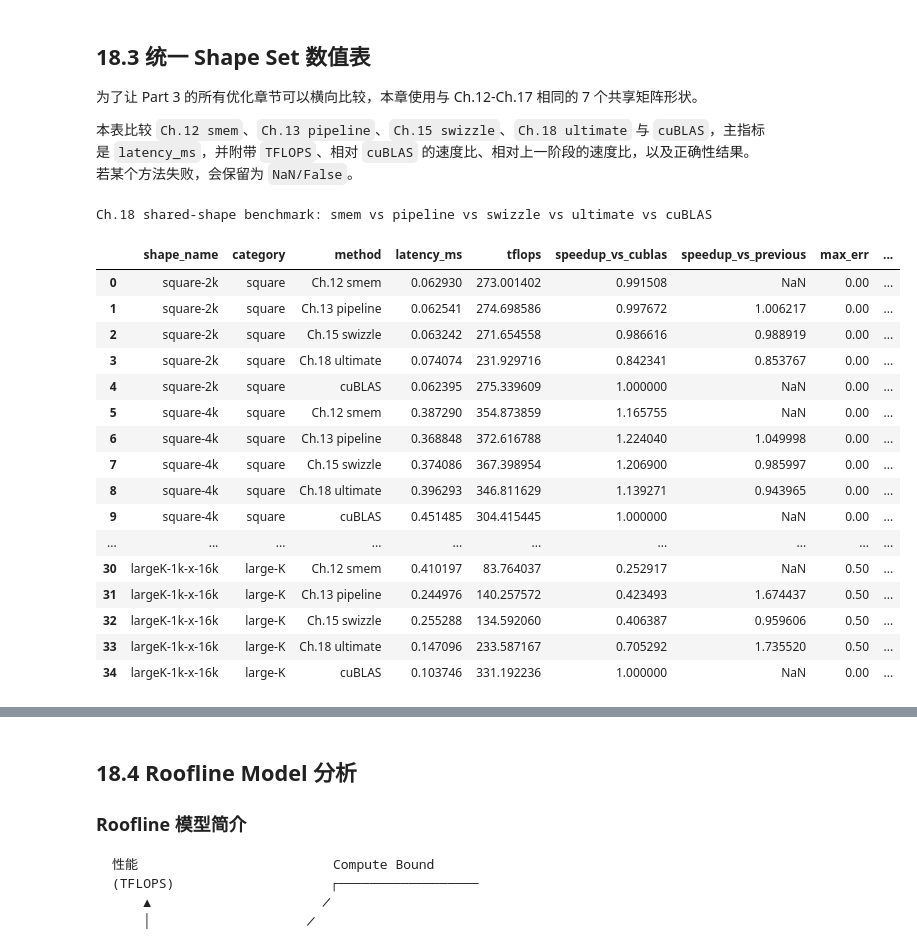
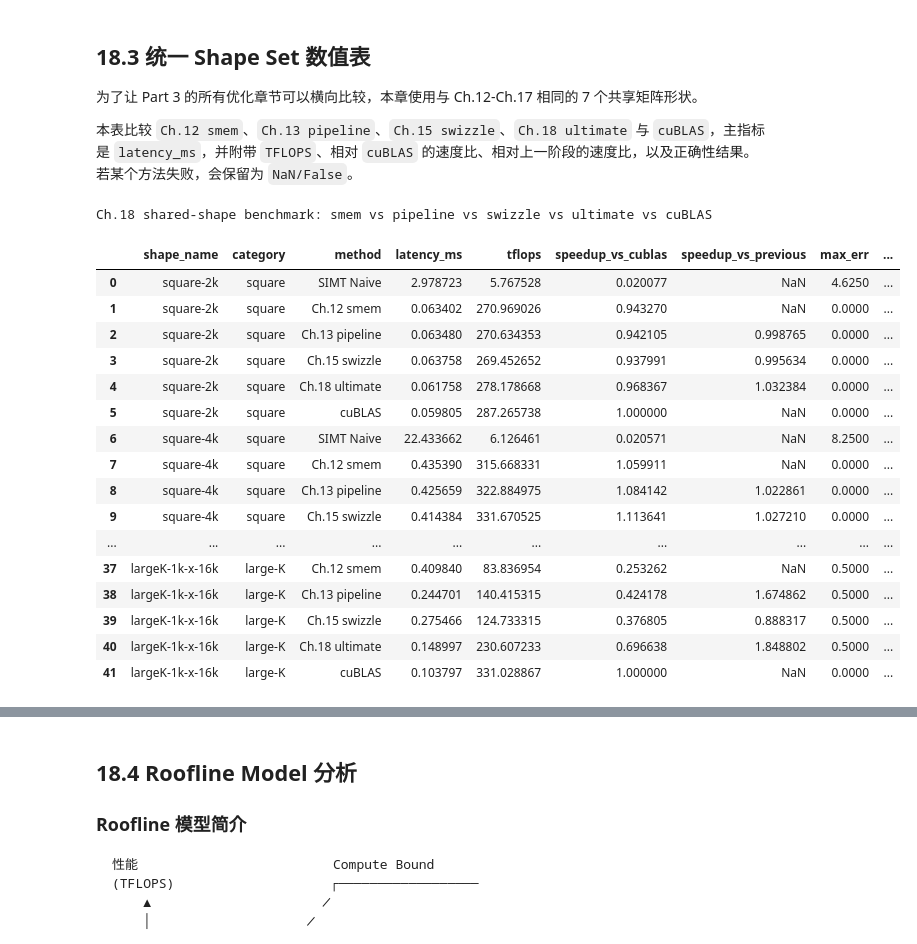
Before and after one commit to HeduAiDev/triton-tutorial, a Jupyter notebook: 03_matmul_optimization/18_matmul_ultimate.ipynb, the cells around one changed output, grey strips where cells are left out. Cells and saved outputs as stored; diff of their text form; code cells hidden in the pictures.

```diff
--- a/03_matmul_optimization/18_matmul_ultimate.ipynb
+++ b/03_matmul_optimization/18_matmul_ultimate.ipynb
@@ -257,6 +257,7 @@ from benchmark_utils import (
     format_results,
     make_fp16_inputs,
 )
+from scripts.simt_naive_ext import simt_naive
 
 # ========== 用于汇总对比的代表性 kernel ==========
 @triton.jit
@@ -474,6 +475,7 @@ previous_map = {
 }
 
 methods = {
+    "SIMT Naive": simt_naive,
     "Ch.12 smem": matmul_smem_reference,
     "Ch.13 pipeline": matmul_pipeline_reference,
     "Ch.15 swizzle": matmul_swizzle_reference,
@@ -481,47 +483,50 @@ methods = {
     "cuBLAS": lambda x, y: torch.matmul(x, y),
 }
 
 for shape in BENCHMARK_SHAPES:
     a, b = make_fp16_inputs(shape.M, shape.N, shape.K)
     c_ref = torch.matmul(a, b)
     for method_name, fn in methods.items():
         chapter18_results.append(
-            benchmark_method(method_name, fn, shape, a, b, c_ref=c_ref)
+            benchmark_method(
+                    method_name, fn, shape, a, b, c_ref=c_ref,
+                    atol=max(3.0, shape.K * 0.003) if method_name == "SIMT Naive" else 2.0,
+                )
         )
     del a, b, c_ref
     torch.cuda.empty_cache()
 
 chapter18_df = add_relative_columns(
     format_results(chapter18_results),
     previous_method_by_method=previous_map,
 )
 chapter18_df[[
     "shape_name",
     "category",
     "method",
     "latency_ms",
     "tflops",
     "speedup_vs_cublas",
     "speedup_vs_previous",
     "max_err",
     "passed",
 ]]
 # %% [output]
 Ch.18 shared-shape benchmark: smem vs pipeline vs swizzle vs ultimate vs cuBLAS
 |  | shape_name | category | method | latency_ms | tflops | speedup_vs_cublas | speedup_vs_previous | max_err | ... |
-| 0 | square-2k | square | Ch.12 smem | 0.062930 | 273.001402 | 0.991508 | NaN | 0.00 | ... |
-| 1 | square-2k | square | Ch.13 pipeline | 0.062541 | 274.698586 | 0.997672 | 1.006217 | 0.00 | ... |
-| 2 | square-2k | square | Ch.15 swizzle | 0.063242 | 271.654558 | 0.986616 | 0.988919 | 0.00 | ... |
-| 3 | square-2k | square | Ch.18 ultimate | 0.074074 | 231.929716 | 0.842341 | 0.853767 | 0.00 | ... |
-| 4 | square-2k | square | cuBLAS | 0.062395 | 275.339609 | 1.000000 | NaN | 0.00 | ... |
-| 5 | square-4k | square | Ch.12 smem | 0.387290 | 354.873859 | 1.165755 | NaN | 0.00 | ... |
-| 6 | square-4k | square | Ch.13 pipeline | 0.368848 | 372.616788 | 1.224040 | 1.049998 | 0.00 | ... |
-| 7 | square-4k | square | Ch.15 swizzle | 0.374086 | 367.398954 | 1.206900 | 0.985997 | 0.00 | ... |
-| 8 | square-4k | square | Ch.18 ultimate | 0.396293 | 346.811629 | 1.139271 | 0.943965 | 0.00 | ... |
-| 9 | square-4k | square | cuBLAS | 0.451485 | 304.415445 | 1.000000 | NaN | 0.00 | ... |
+| 0 | square-2k | square | SIMT Naive | 2.978723 | 5.767528 | 0.020077 | NaN | 4.6250 | ... |
+| 1 | square-2k | square | Ch.12 smem | 0.063402 | 270.969026 | 0.943270 | NaN | 0.0000 | ... |
+| 2 | square-2k | square | Ch.13 pipeline | 0.063480 | 270.634353 | 0.942105 | 0.998765 | 0.0000 | ... |
+| 3 | square-2k | square | Ch.15 swizzle | 0.063758 | 269.452652 | 0.937991 | 0.995634 | 0.0000 | ... |
+| 4 | square-2k | square | Ch.18 ultimate | 0.061758 | 278.178668 | 0.968367 | 1.032384 | 0.0000 | ... |
+| 5 | square-2k | square | cuBLAS | 0.059805 | 287.265738 | 1.000000 | NaN | 0.0000 | ... |
+| 6 | square-4k | square | SIMT Naive | 22.433662 | 6.126461 | 0.020571 | NaN | 8.2500 | ... |
+| 7 | square-4k | square | Ch.12 smem | 0.435390 | 315.668331 | 1.059911 | NaN | 0.0000 | ... |
+| 8 | square-4k | square | Ch.13 pipeline | 0.425659 | 322.884975 | 1.084142 | 1.022861 | 0.0000 | ... |
+| 9 | square-4k | square | Ch.15 swizzle | 0.414384 | 331.670525 | 1.113641 | 1.027210 | 0.0000 | ... |
 | ... | ... | ... | ... | ... | ... | ... | ... | ... | ... |
-| 30 | largeK-1k-x-16k | large-K | Ch.12 smem | 0.410197 | 83.764037 | 0.252917 | NaN | 0.50 | ... |
-| 31 | largeK-1k-x-16k | large-K | Ch.13 pipeline | 0.244976 | 140.257572 | 0.423493 | 1.674437 | 0.50 | ... |
-| 32 | largeK-1k-x-16k | large-K | Ch.15 swizzle | 0.255288 | 134.592060 | 0.406387 | 0.959606 | 0.50 | ... |
-| 33 | largeK-1k-x-16k | large-K | Ch.18 ultimate | 0.147096 | 233.587167 | 0.705292 | 1.735520 | 0.50 | ... |
-| 34 | largeK-1k-x-16k | large-K | cuBLAS | 0.103746 | 331.192236 | 1.000000 | NaN | 0.00 | ... |
+| 37 | largeK-1k-x-16k | large-K | Ch.12 smem | 0.409840 | 83.836954 | 0.253262 | NaN | 0.5000 | ... |
+| 38 | largeK-1k-x-16k | large-K | Ch.13 pipeline | 0.244701 | 140.415315 | 0.424178 | 1.674862 | 0.5000 | ... |
+| 39 | largeK-1k-x-16k | large-K | Ch.15 swizzle | 0.275466 | 124.733315 | 0.376805 | 0.888317 | 0.5000 | ... |
+| 40 | largeK-1k-x-16k | large-K | Ch.18 ultimate | 0.148997 | 230.607233 | 0.696638 | 1.848802 | 0.5000 | ... |
+| 41 | largeK-1k-x-16k | large-K | cuBLAS | 0.103797 | 331.028867 | 1.000000 | NaN | 0.0000 | ... |
```
Also changed, not shown: parts of 4 cells of this notebook, 9 other files.
